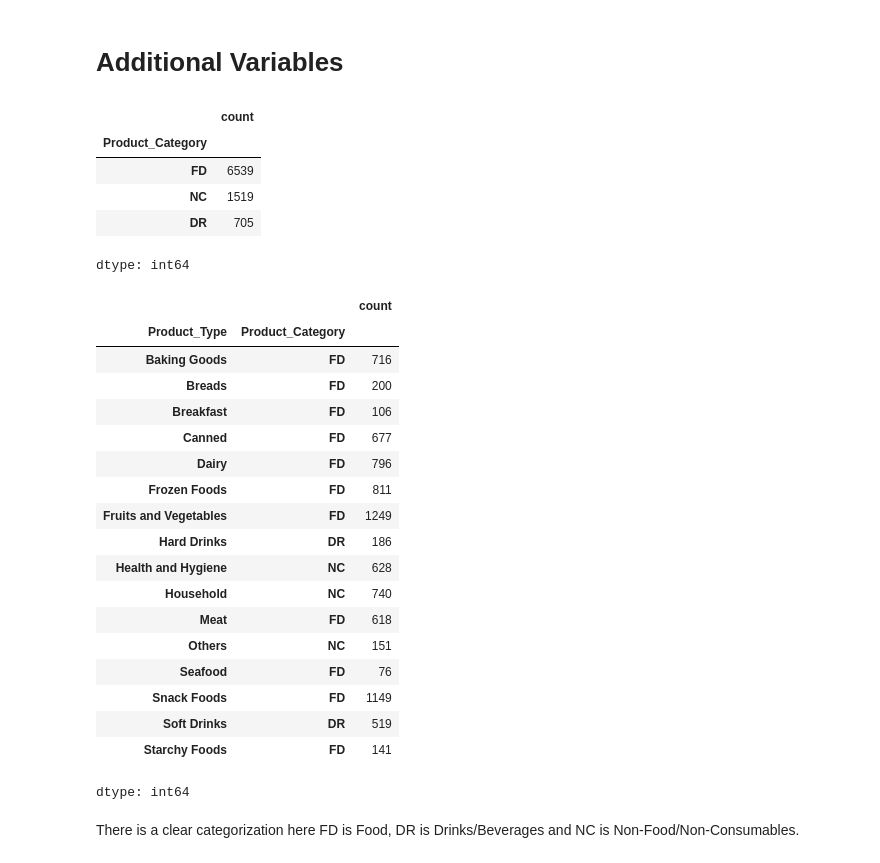
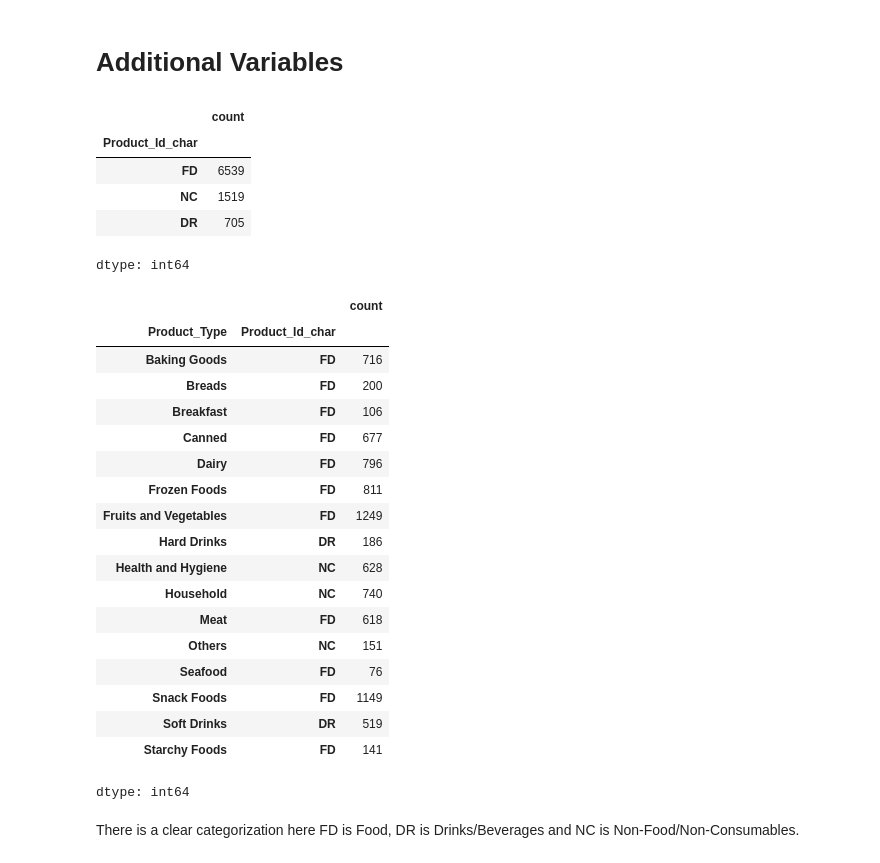
Before and after one commit to preetipss/ModelDeployment, a Jupyter notebook: SuperKart_Model_Deployment.ipynb, the cells around one changed output. Drawn from its saved outputs; the diff is of its cells as text; code cells hidden in the pictures.

```diff
--- a/SuperKart_Model_Deployment.ipynb
+++ b/SuperKart_Model_Deployment.ipynb
@@ -227,21 +221,21 @@ dtype: int64
 # **Additional Variables**
 # %%
 # First 2 charecters of Product_id could give a categorization of products.
-data['Product_Category'] = data['Product_Id'].str[:2]
-data['Product_Category'].value_counts()
+data['Product_Id_char'] = data['Product_Id'].str[:2]
+data['Product_Id_char'].value_counts()
 # %% [output]
 |  | count |
-| Product_Category |  |
+| Product_Id_char |  |
 | FD | 6539 |
 | NC | 1519 |
 | DR | 705 |
 dtype: int64
 # %%
 #checking Product_Category against Product_Type
-data.groupby('Product_Type')['Product_Category'].value_counts()
+data.groupby('Product_Type')['Product_Id_char'].value_counts()
 # %% [output]
 |  |  | count |
-| Product_Type | Product_Category |  |
+| Product_Type | Product_Id_char |  |
 | Baking Goods | FD | 716 |
 | Breads | FD | 200 |
 | Breakfast | FD | 106 |
```
Also changed, not shown: parts of 67 cells of this notebook.
